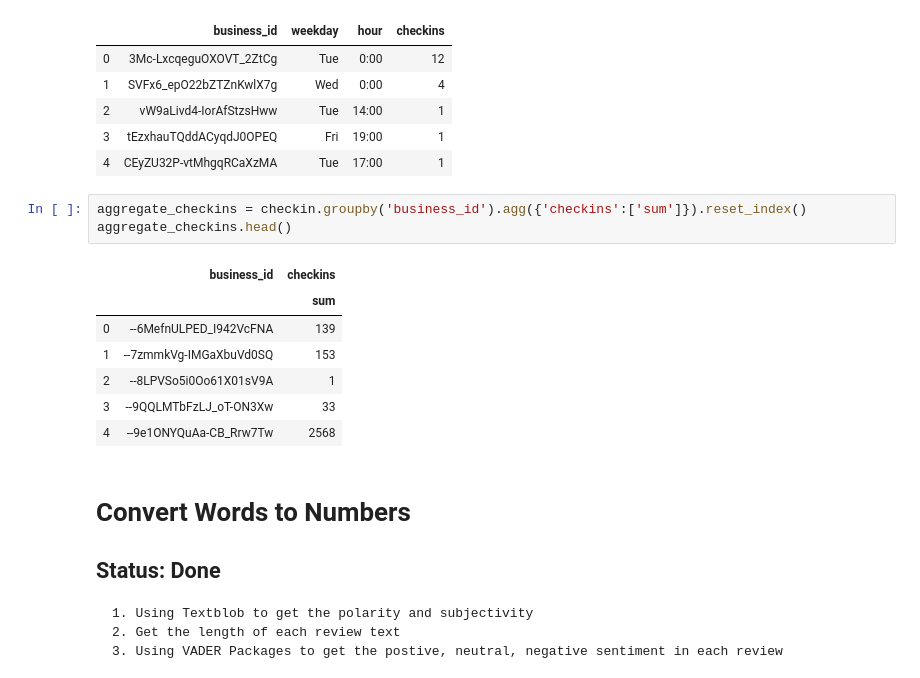
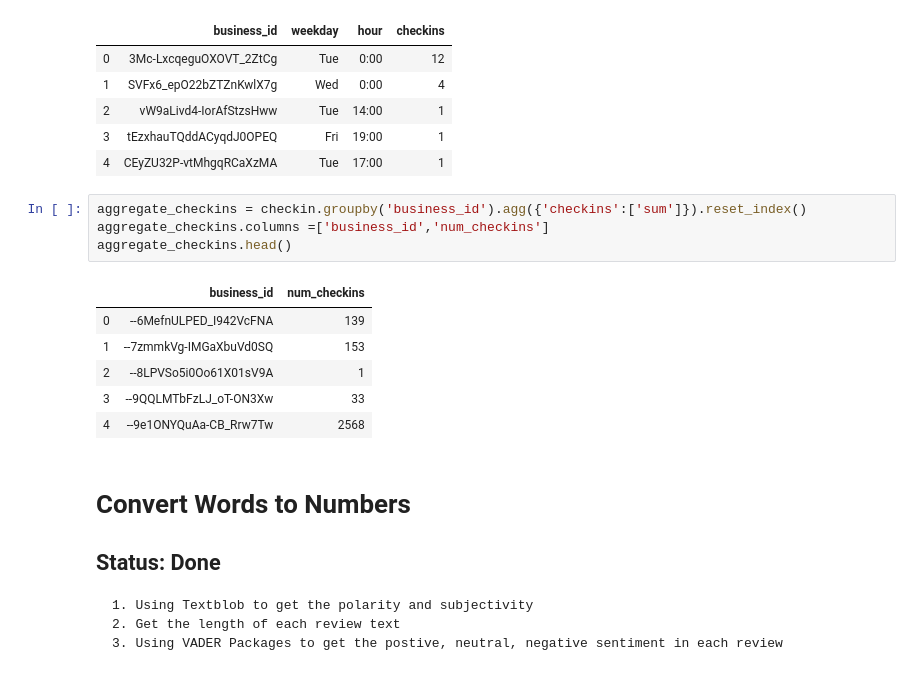
Before and after one commit to terrancexia/Yelp-Review-Sentiment-Analysis, a Jupyter notebook: Yelp Project.ipynb, the cells around one changed output. Drawn from its saved outputs; the diff is of its cells as text.

```diff
--- a/Yelp Project.ipynb
+++ b/Yelp Project.ipynb
@@ -410,10 +421,10 @@ checkin.head()
 | 4 | CEyZU32P-vtMhgqRCaXzMA | Tue | 17:00 | 1 |
 # %%
 aggregate_checkins = checkin.groupby('business_id').agg({'checkins':['sum']}).reset_index()
+aggregate_checkins.columns =['business_id','num_checkins']
 aggregate_checkins.head()
 # %% [output]
-|  | business_id | checkins |
-|  |  | sum |
+|  | business_id | num_checkins |
 | 0 | --6MefnULPED_I942VcFNA | 139 |
 | 1 | --7zmmkVg-IMGaXbuVd0SQ | 153 |
 | 2 | --8LPVSo5i0Oo61X01sV9A | 1 |
```
Also changed, not shown: parts of 94 cells of this notebook.
